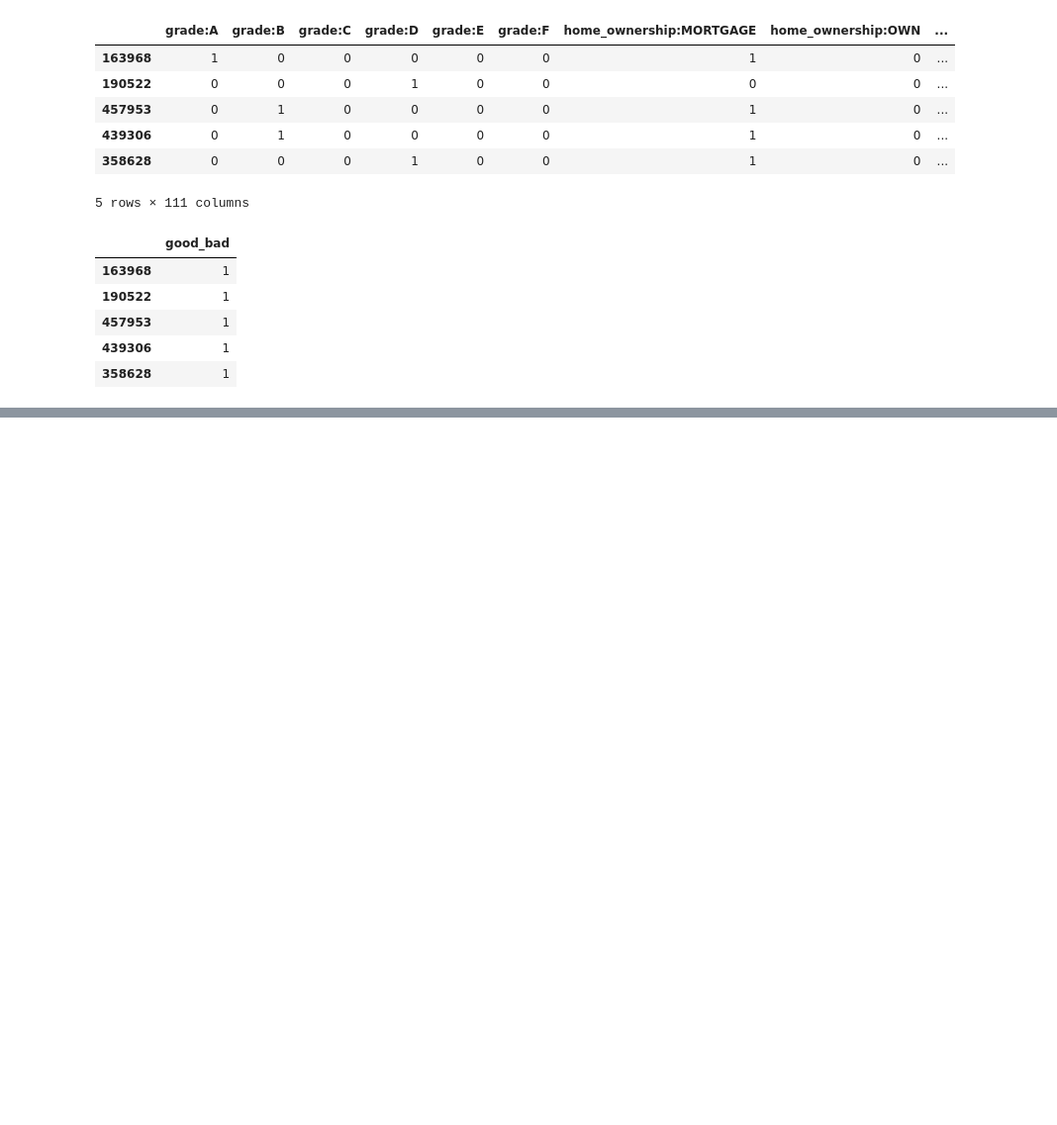
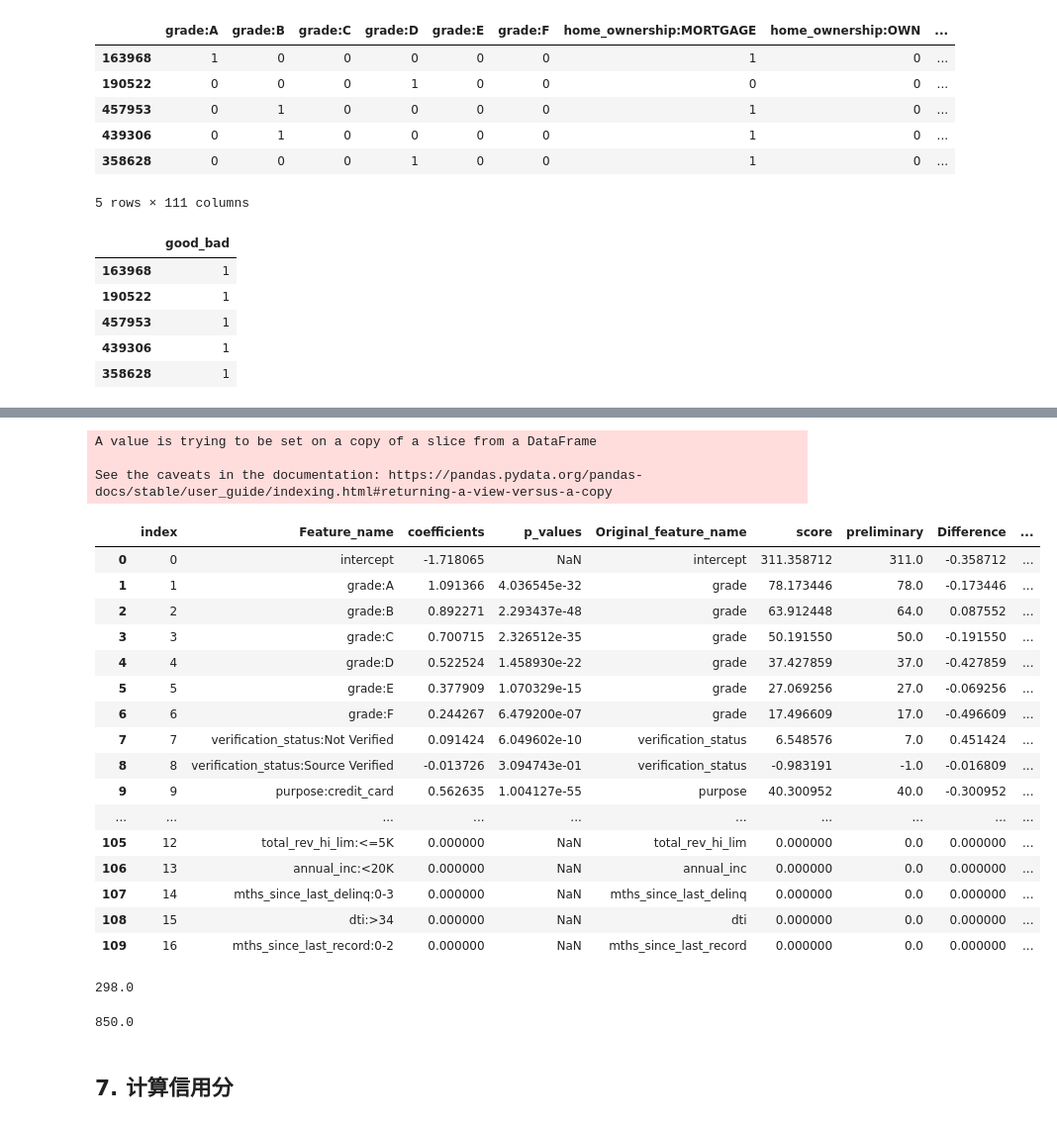
Before and after one commit to GoldenRaven/Lending_Club, a Jupyter notebook: code_my/PD_modeling.ipynb, the cells around one changed output, grey strips where cells are left out. Shown at 99% size. Saved outputs shown, nothing was run; the diff lists cells and outputs as text; code cells hidden in the pictures; blank space fills up the shorter version.

```diff
--- a/code_my/PD_modeling.ipynb
+++ b/code_my/PD_modeling.ipynb
@@ -33,0 +597,4 @@ targets_train.head()
+# %%
+# 将分数与系数相对应
+df_scorecard['score'] = df_scorecard['coefficients'] * (max_score - min_score) / (max_sum_coef - min_sum_coef)
+df_scorecard
@@ -33,0 +619,3 @@ targets_train.head()
+# %%
+df_scorecard['score'][0] = ((df_scorecard['coefficients'][0] - min_sum_coef) / (max_sum_coef - min_sum_coef)) * (max_score - min_score) + min_score
+df_scorecard
@@ -33,0 +644,4 @@ targets_train.head()
+# %%
+# 将分数取整
+df_scorecard['preliminary'] = df_scorecard['score'].round()
+df_scorecard
@@ -33,0 +704,4 @@ targets_train.head()
+# %%
+# 找到取整影响最大的变量分组
+df_scorecard['Difference'] = df_scorecard['preliminary'] - df_scorecard['score']
+df_scorecard
@@ -33,0 +749,37 @@ targets_train.head()
+# %%
+df_scorecard['final'] = df_scorecard['preliminary']
+df_scorecard['final'][0] = 310
+df_scorecard
+# %% [output]
+A value is trying to be set on a copy of a slice from a DataFrame
+
+See the caveats in the documentation: https://pandas.pydata.org/pandas-docs/stable/user_guide/indexing.html#returning-a-view-versus-a-copy
+|  | index | Feature_name | coefficients | p_values | Original_feature_name | score | preliminary | Difference | ... |
+| 0 | 0 | intercept | -1.718065 | NaN | intercept | 311.358712 | 311.0 | -0.358712 | ... |
+| 1 | 1 | grade:A | 1.091366 | 4.036545e-32 | grade | 78.173446 | 78.0 | -0.173446 | ... |
+| 2 | 2 | grade:B | 0.892271 | 2.293437e-48 | grade | 63.912448 | 64.0 | 0.087552 | ... |
+| 3 | 3 | grade:C | 0.700715 | 2.326512e-35 | grade | 50.191550 | 50.0 | -0.191550 | ... |
+| 4 | 4 | grade:D | 0.522524 | 1.458930e-22 | grade | 37.427859 | 37.0 | -0.427859 | ... |
+| 5 | 5 | grade:E | 0.377909 | 1.070329e-15 | grade | 27.069256 | 27.0 | -0.069256 | ... |
+| 6 | 6 | grade:F | 0.244267 | 6.479200e-07 | grade | 17.496609 | 17.0 | -0.496609 | ... |
+| 7 | 7 | verification_status:Not Verified | 0.091424 | 6.049602e-10 | verification_status | 6.548576 | 7.0 | 0.451424 | ... |
+| 8 | 8 | verification_status:Source Verified | -0.013726 | 3.094743e-01 | verification_status | -0.983191 | -1.0 | -0.016809 | ... |
+| 9 | 9 | purpose:credit_card | 0.562635 | 1.004127e-55 | purpose | 40.300952 | 40.0 | -0.300952 | ... |
+| ... | ... | ... | ... | ... | ... | ... | ... | ... | ... |
+| 105 | 12 | total_rev_hi_lim:<=5K | 0.000000 | NaN | total_rev_hi_lim | 0.000000 | 0.0 | 0.000000 | ... |
+| 106 | 13 | annual_inc:<20K | 0.000000 | NaN | annual_inc | 0.000000 | 0.0 | 0.000000 | ... |
+| 107 | 14 | mths_since_last_delinq:0-3 | 0.000000 | NaN | mths_since_last_delinq | 0.000000 | 0.0 | 0.000000 | ... |
+| 108 | 15 | dti:>34 | 0.000000 | NaN | dti | 0.000000 | 0.0 | 0.000000 | ... |
+| 109 | 16 | mths_since_last_record:0-2 | 0.000000 | NaN | mths_since_last_record | 0.000000 | 0.0 | 0.000000 | ... |
+# %%
+min_sum_score_prel = df_scorecard.groupby('Original_feature_name')['final'].min().sum()
+min_sum_score_prel
+# %% [output]
+298.0
+# %%
+max_sum_score_prel = df_scorecard.groupby('Original_feature_name')['final'].max().sum()
+max_sum_score_prel
+# %% [output]
+850.0
+# %% [markdown]
+## 7. 计算信用分
```
Also changed, not shown: parts of 86 cells of this notebook, 2 other files.
